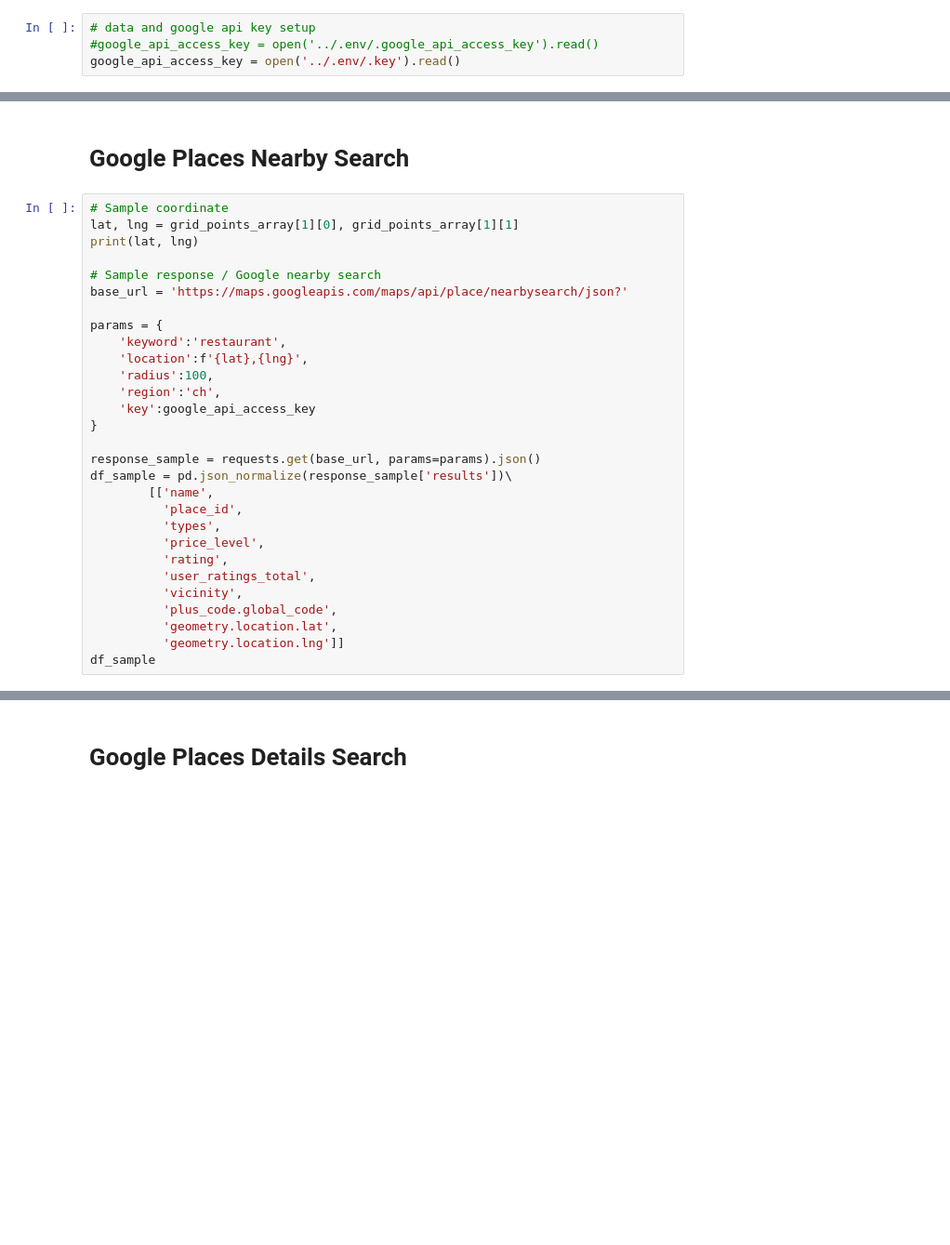
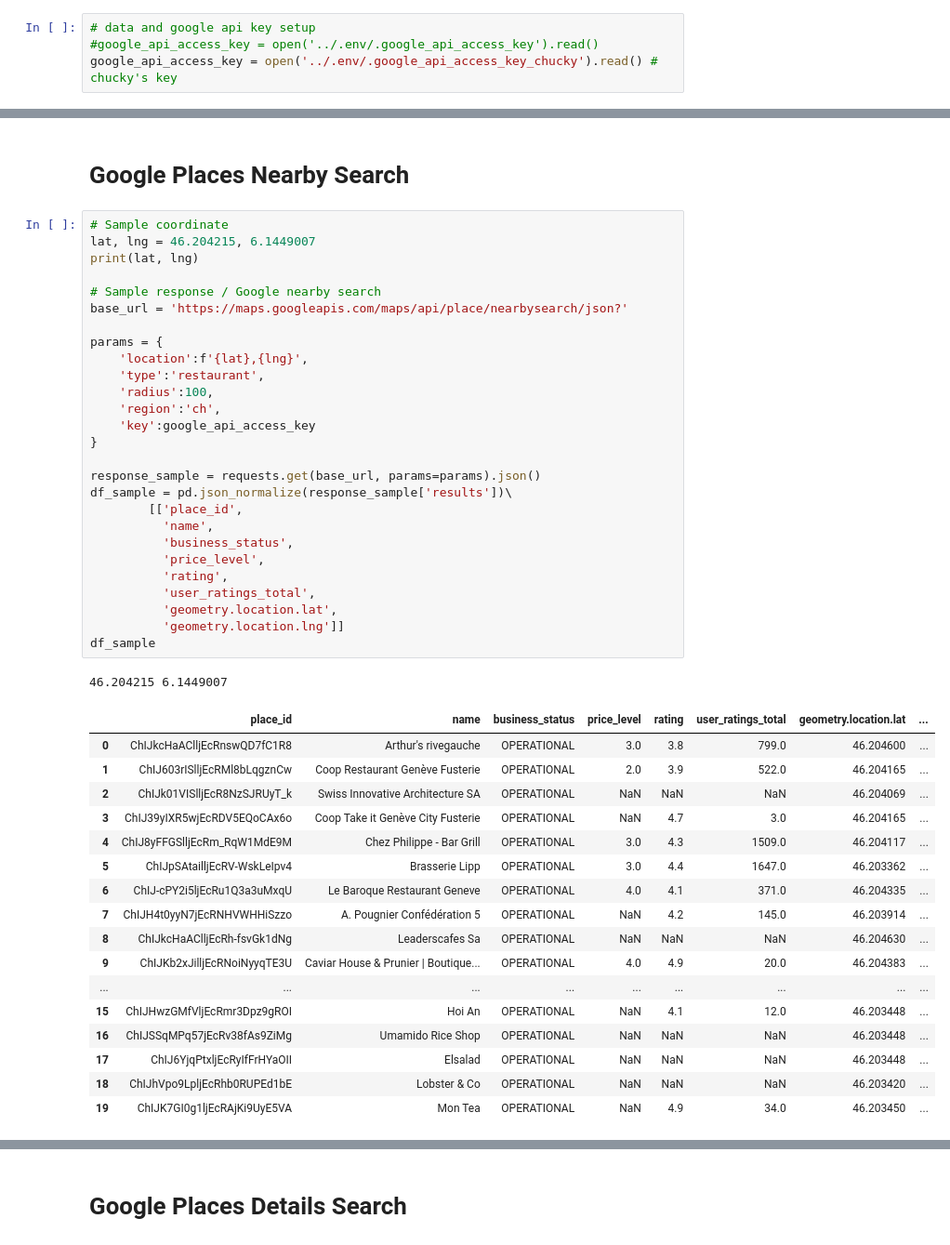
Before and after one commit to burakonurlu/best_restaurant_location, a Jupyter notebook: notebooks/Google Places API.ipynb, the cells around one changed output, grey strips where cells are left out. Shown: that part at 93% size. Cells and saved outputs as stored; diff of their text form; blank space fills up the shorter version.

Commit message:
Updated: Google API Notebook and data files

```diff
--- a/notebooks/Google Places API.ipynb
+++ b/notebooks/Google Places API.ipynb
@@ -10,7 +12,7 @@ import json
 # %%
 # data and google api key setup
 #google_api_access_key = open('../.env/.google_api_access_key').read()
-google_api_access_key = open('../.env/.key').read()
+google_api_access_key = open('../.env/.google_api_access_key_chucky').read() # chucky's key
 # %%
 # let's use our great df, we created in Grid Generator notebook
 df_grid_points_final = pd.read_excel('../raw_data/raw_data_geneva_grid_points.xlsx', usecols='B:D')
@@ -24,32 +49,49 @@ grid_points_array
 # Google Places Nearby Search
 # %%
 # Sample coordinate
-lat, lng = grid_points_array[1][0], grid_points_array[1][1]
+lat, lng = 46.204215, 6.1449007
 print(lat, lng)
 
 # Sample response / Google nearby search
 base_url = 'https://maps.googleapis.com/maps/api/place/nearbysearch/json?'
 
 params = {
-    'keyword':'restaurant',
     'location':f'{lat},{lng}',
+    'type':'restaurant',
     'radius':100,
     'region':'ch',
     'key':google_api_access_key
 }
 
 response_sample = requests.get(base_url, params=params).json()
 df_sample = pd.json_normalize(response_sample['results'])\
-        [['name',
-          'place_id',
-          'types',
+        [['place_id',
+          'name',
+          'business_status',
           'price_level',
           'rating',
           'user_ratings_total',
-          'vicinity',
-          'plus_code.global_code',
           'geometry.location.lat',
           'geometry.location.lng']]
 df_sample
+# %% [output]
+46.204215 6.1449007
+|  | place_id | name | business_status | price_level | rating | user_ratings_total | geometry.location.lat | ... |
+| 0 | ChIJkcHaAClljEcRnswQD7fC1R8 | Arthur's rivegauche | OPERATIONAL | 3.0 | 3.8 | 799.0 | 46.204600 | ... |
+| 1 | ChIJ603rISlljEcRMl8bLqgznCw | Coop Restaurant Genève Fusterie | OPERATIONAL | 2.0 | 3.9 | 522.0 | 46.204165 | ... |
+| 2 | ChIJk01VISlljEcR8NzSJRUyT_k | Swiss Innovative Architecture SA | OPERATIONAL | NaN | NaN | NaN | 46.204069 | ... |
+| 3 | ChIJ39yIXR5wjEcRDV5EQoCAx6o | Coop Take it Genève City Fusterie | OPERATIONAL | NaN | 4.7 | 3.0 | 46.204165 | ... |
+| 4 | ChIJ8yFFGSlljEcRm_RqW1MdE9M | Chez Philippe - Bar Grill | OPERATIONAL | 3.0 | 4.3 | 1509.0 | 46.204117 | ... |
+| 5 | ChIJpSAtailljEcRV-WskLeIpv4 | Brasserie Lipp | OPERATIONAL | 3.0 | 4.4 | 1647.0 | 46.203362 | ... |
+| 6 | ChIJ-cPY2i5ljEcRu1Q3a3uMxqU | Le Baroque Restaurant Geneve | OPERATIONAL | 4.0 | 4.1 | 371.0 | 46.204335 | ... |
+| 7 | ChIJH4t0yyN7jEcRNHVWHHiSzzo | A. Pougnier Confédération 5 | OPERATIONAL | NaN | 4.2 | 145.0 | 46.203914 | ... |
+| 8 | ChIJkcHaAClljEcRh-fsvGk1dNg | Leaderscafes Sa | OPERATIONAL | NaN | NaN | NaN | 46.204630 | ... |
+| 9 | ChIJKb2xJilljEcRNoiNyyqTE3U | Caviar House & Prunier | Boutique... | OPERATIONAL | 4.0 | 4.9 | 20.0 | 46.204383 | ... |
+| ... | ... | ... | ... | ... | ... | ... | ... | ... |
+| 15 | ChIJHwzGMfVljEcRmr3Dpz9gROI | Hoi An | OPERATIONAL | NaN | 4.1 | 12.0 | 46.203448 | ... |
+| 16 | ChIJSSqMPq57jEcRv38fAs9ZiMg | Umamido Rice Shop | OPERATIONAL | NaN | NaN | NaN | 46.203448 | ... |
+| 17 | ChIJ6YjqPtxljEcRyIfFrHYaOII | Elsalad | OPERATIONAL | NaN | NaN | NaN | 46.203448 | ... |
+| 18 | ChIJhVpo9LpljEcRhb0RUPEd1bE | Lobster & Co | OPERATIONAL | NaN | NaN | NaN | 46.203420 | ... |
+| 19 | ChIJK7GI0g1ljEcRAjKi9UyE5VA | Mon Tea | OPERATIONAL | NaN | 4.9 | 34.0 | 46.203450 | ... |
 # %%
 %%time
```
Also changed, not shown: parts of 13 cells of this notebook, 6 other files.
